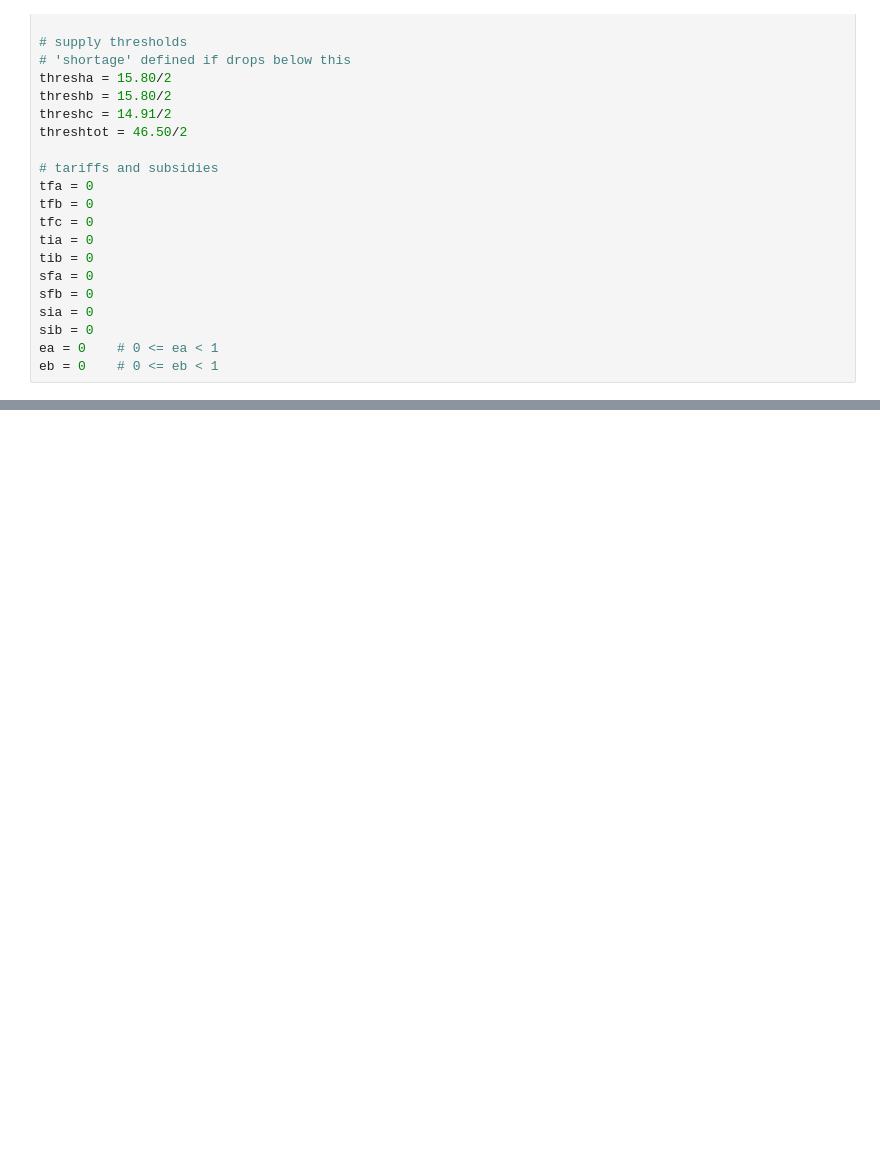
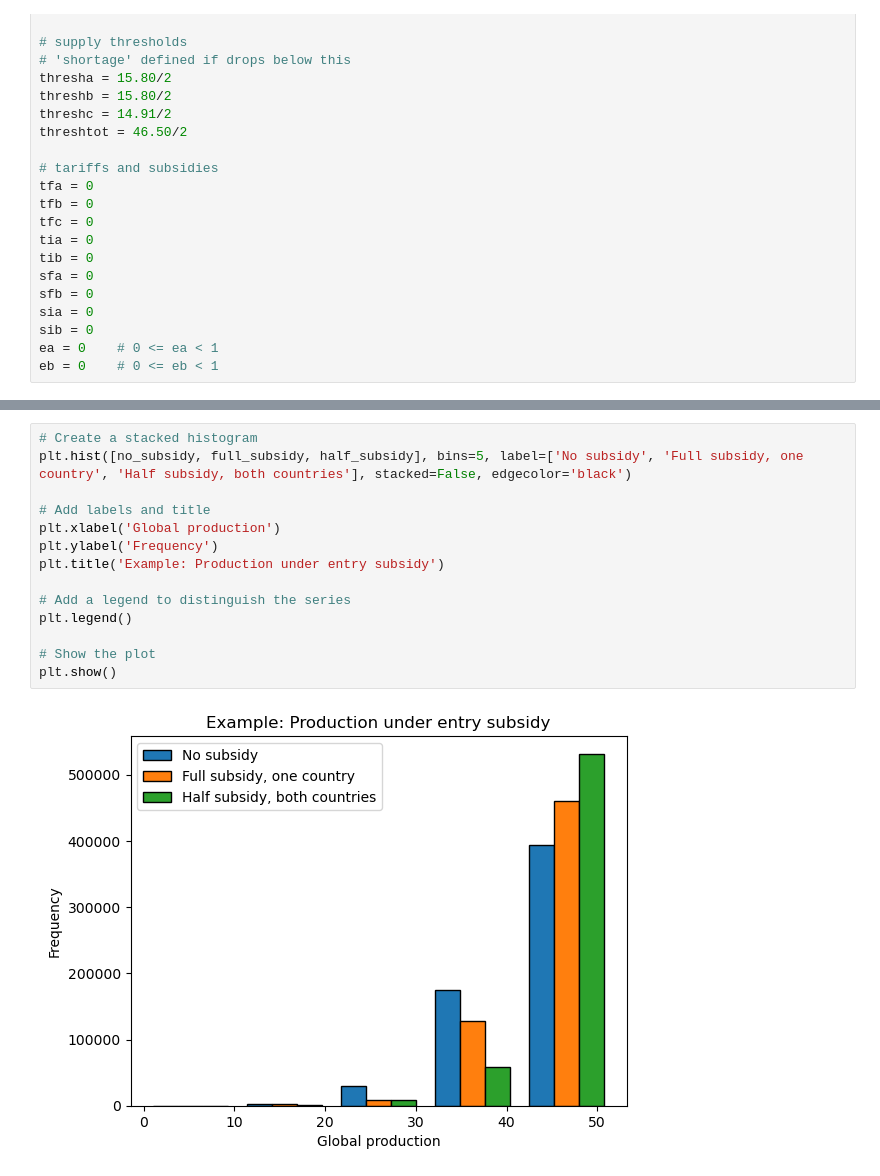
Before and after one commit to sjhardwick/supply_chains, a Jupyter notebook: supply_chain.ipynb, the cells around one changed output, grey strips where cells are left out. Saved outputs shown, nothing was run; the diff lists cells and outputs as text; blank space fills up the shorter version.

```diff
--- a/supply_chain.ipynb
+++ b/supply_chain.ipynb
@@ -417,0 +421,16 @@ pr_tot_sem: 0.002
+# %%
+# Create a stacked histogram
+plt.hist([no_subsidy, full_subsidy, half_subsidy], bins=5, label=['No subsidy', 'Full subsidy, one country', 'Half subsidy, both countries'], stacked=False, edgecolor='black')
+
+# Add labels and title
+plt.xlabel('Global production')
+plt.ylabel('Frequency')
+plt.title('Example: Production under entry subsidy')
+
+# Add a legend to distinguish the series
+plt.legend()
+
+# Show the plot
+plt.show()
+# %% [output]
+[figure, added]
```
Also changed, not shown: parts of 2 cells of this notebook.
